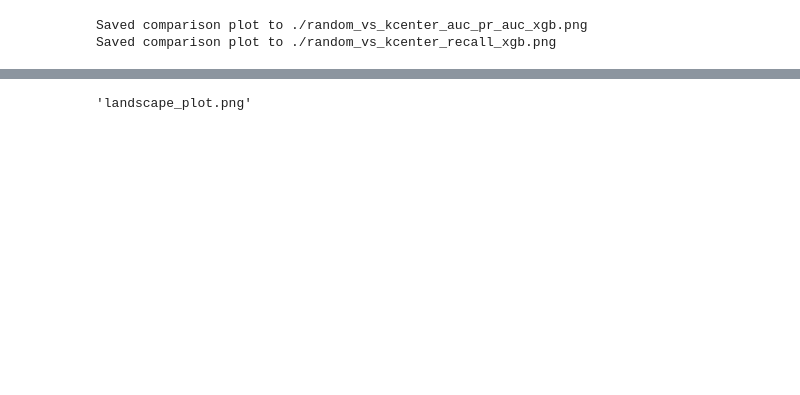
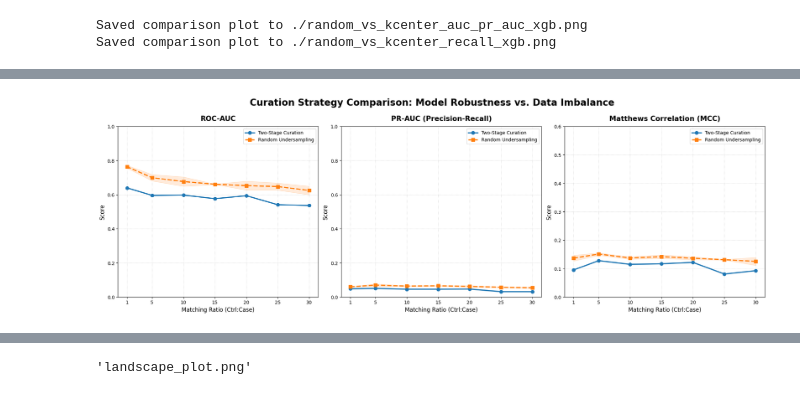
Before and after one commit to cat2510/optimization_guided_curation_ICML, a Jupyter notebook: msk_analysis/plot_recall.ipynb, the cells around one changed output, grey strips where cells are left out. Drawn from its saved outputs; the diff is of its cells as text; code cells hidden in the pictures; blank space fills up the shorter version.

```diff
--- a/msk_analysis/plot_recall.ipynb
+++ b/msk_analysis/plot_recall.ipynb
@@ -67,3 +128,75 @@ Saved comparison plot to ./random_vs_kcenter_recall_xgb.png
+# %%
+import pandas as pd
+import numpy as np
+import matplotlib.pyplot as plt
+
+# Load data
+df_exp = pd.read_csv("oct_matching_ratio_results_from_existing/oct_ratio_sweep_from_existing_undersamples.csv")
+df_exp2 = pd.read_csv("oct_matching_ratio_results_from_existing/random_ratio_oct_results.csv")
+
+def agg(df, group_cols):
+    agg_cols = ["auc", "pr_auc", "mcc", "recall_at_gmean", "specificity_at_gmean"]
+    out = (df.groupby(group_cols)[agg_cols]
+           .agg(["mean", "std"]))
+    # Flatten columns: e.g., ('auc', 'mean') -> 'auc_mean'
+    out.columns = ["_".join(col).strip() for col in out.columns.values]
+    return out.reset_index()
+
+# Aggregate both datasets
+exp_agg = agg(df_exp, ["matching_ratio"])
+random_agg = agg(df_exp2, ["matching_ratio"])
+
+def make_panel(ax, df_curation, df_random, metric, title):
+    x_cur = df_curation["matching_ratio"].values
+    y_cur = df_curation[f"{metric}_mean"].values
+    std_cur = df_curation[f"{metric}_std"].values
+
+    x_ran = df_random["matching_ratio"].values
+    y_ran = df_random[f"{metric}_mean"].values
+    std_ran = df_random[f"{metric}_std"].values
+
+    # Plot Two-Stage Curation (Blue)
+    ax.plot(x_cur, y_cur, marker='o', label='Two-Stage Curation',
+            color='tab:blue', linewidth=2.5, markersize=7)
+    ax.fill_between(x_cur, y_cur - std_cur, y_cur + std_cur,
+                    alpha=0.15, color='tab:blue')
+
+    # Plot Random Undersampling (Orange)
+    ax.plot(x_ran, y_ran, marker='s', label='Random Undersampling',
+            color='tab:orange', linewidth=2.5, markersize=7, linestyle='--')
+    ax.fill_between(x_ran, y_ran - std_ran, y_ran + std_ran,
+                    alpha=0.15, color='tab:orange')
+
+    # Formatting
+    ax.set_title(title, fontsize=15, fontweight='bold', pad=12)
+    ax.set_xlabel("Matching Ratio (Ctrl:Case)", fontsize=12)
+    ax.set_ylabel("Score", fontsize=12)
+    ax.grid(True, linestyle=':', alpha=0.6)
+    ax.set_xticks([1, 5, 10, 15, 20, 25, 30])
+
+    # Adjust Y-limits per metric for better visibility while keeping scale
+    if metric == "mcc":
+        ax.set_ylim(0, 0.6) # MCC is usually lower than AUC
+    else:
+        ax.set_ylim(0.0, 1.0) # AUC/PR-AUC focus on the 0.5-1.0 range
+
+    ax.legend(frameon=True, loc='best', fontsize=10)
+
+# Create 1x3 Figure
+fig, axes = plt.subplots(1, 3, figsize=(20, 6), constrained_layout=True)
+
+metrics = ["auc", "pr_auc", "mcc"]
+titles = ["ROC-AUC", "PR-AUC (Precision-Recall)", "Matthews Correlation (MCC)"]
+
+for i, metric in enumerate(metrics):
+    make_panel(axes[i], exp_agg, random_agg, metric, titles[i])
+
+fig.suptitle("Curation Strategy Comparison: Model Robustness vs. Data Imbalance",
+             fontsize=20, fontweight='bold', y=1.08)
+
+plt.show()
+# %% [output]
+[figure, added]
 # %%
 import pandas as pd, numpy as np, matplotlib.pyplot as plt, os
 
```
Also changed, not shown: parts of 3 cells of this notebook, 3 other files.
